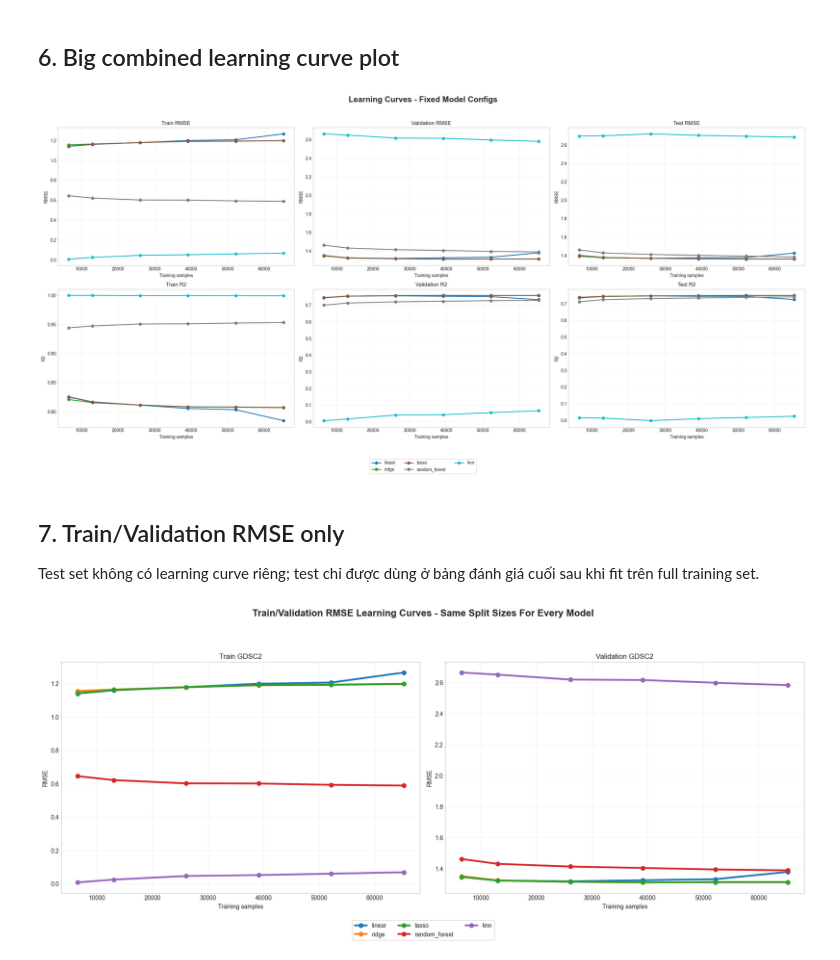
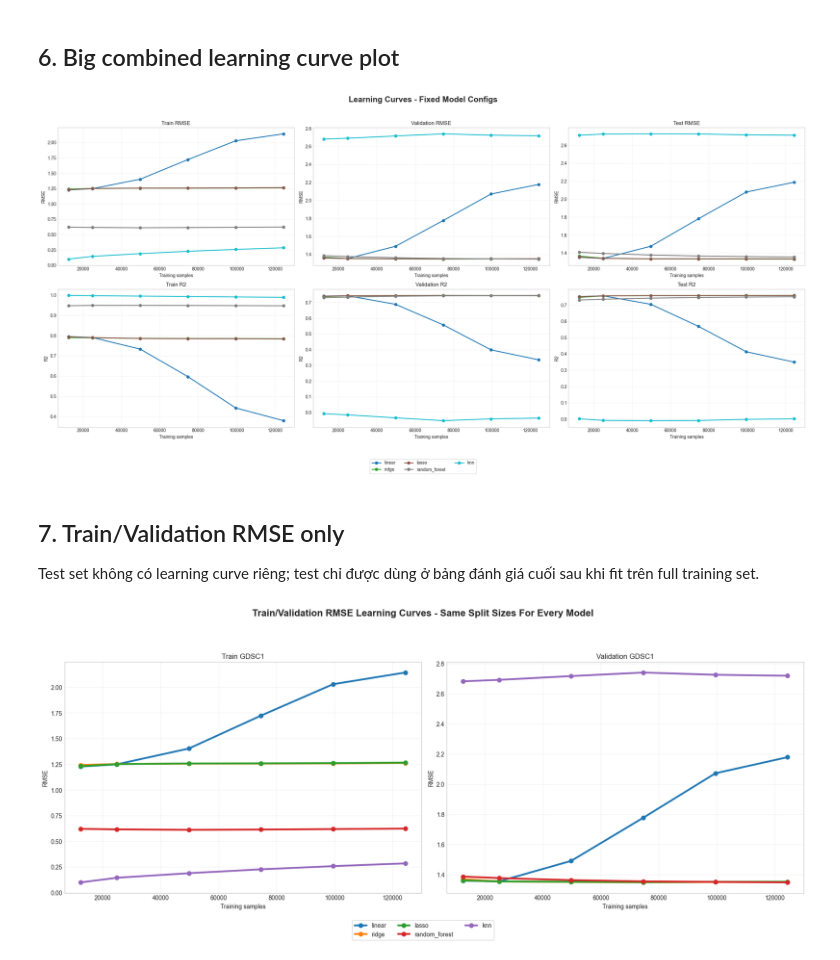
Before and after one commit to cuongdztop1tg/ML-Predicting-drug-response, a Jupyter notebook: notebooks/best_models_learning_curve_comparison.ipynb, the cells around one changed output. Saved outputs shown, nothing was run; the diff lists cells and outputs as text; code cells hidden in the pictures.

```diff
--- a/notebooks/best_models_learning_curve_comparison.ipynb
+++ b/notebooks/best_models_learning_curve_comparison.ipynb
@@ -31,8 +31,8 @@ pd.set_option('display.max_columns', 120)
 # %% [markdown]
 ## 1. Load data
 # %%
-DATA_PATH = Path('../processed_data/model_ready/gdsc2_lgbm_style_data.npz')
-METADATA_PATH = Path('../processed_data/model_ready/artifacts/gdsc2_lgbm_style_metadata.json')
+DATA_PATH = Path('../processed_data/model_ready/gdsc1_lgbm_style_data.npz')
+METADATA_PATH = Path('../processed_data/model_ready/artifacts/gdsc1_lgbm_style_metadata.json')
 OUTPUT_DIR = Path('../models/best_models_learning_curve_comparison')
 OUTPUT_DIR.mkdir(parents=True, exist_ok=True)
 
@@ -329,7 +329,7 @@ plt.tight_layout(rect=[0, 0.08, 1, 0.96])
 fig.savefig(OUTPUT_DIR / 'best_fixed_models_learning_curves_big_plot.png', dpi=180, bbox_inches='tight')
 plt.show()
 # %% [output]
-[figure, old version]
+[figure, new version]
 # %% [markdown]
 ## 7. Train/Validation RMSE only
 
@@ -354,33 +354,33 @@ for model_name in models_order:
         model_df['train_rmse'],
         marker='o',
         linewidth=3.0,
         markersize=7,
         label=model_name,
         color=color_map[model_name],
     )
     axes[1].plot(
         model_df['train_size'],
         model_df['val_rmse'],
         marker='o',
         linewidth=3.0,
         markersize=7,
         label=model_name,
         color=color_map[model_name],
     )
 
-axes[0].set_title('Train GDSC2')
-axes[1].set_title('Validation GDSC2')
+axes[0].set_title('Train GDSC1')
+axes[1].set_title('Validation GDSC1')
 for ax in axes:
     ax.set_xlabel('Training samples')
     ax.set_ylabel('RMSE')
     ax.tick_params(axis='y', labelleft=True)
     ax.grid(True, alpha=0.25)
 
 handles, labels = axes[1].get_legend_handles_labels()
 fig.legend(handles, labels, loc='lower center', ncol=3, frameon=True)
 fig.suptitle('Train/Validation RMSE Learning Curves - Same Split Sizes For Every Model', y=1.03, fontsize=16, weight='bold')
 plt.tight_layout(rect=[0, 0.08, 1, 0.96])
 fig.savefig(OUTPUT_DIR / 'train_validation_rmse_learning_curve.png', dpi=200, bbox_inches='tight')
 plt.show()
 # %% [output]
-[figure, old version]
+[figure, new version]
```
Also changed, not shown: parts of 3 cells of this notebook, 1 other file.
